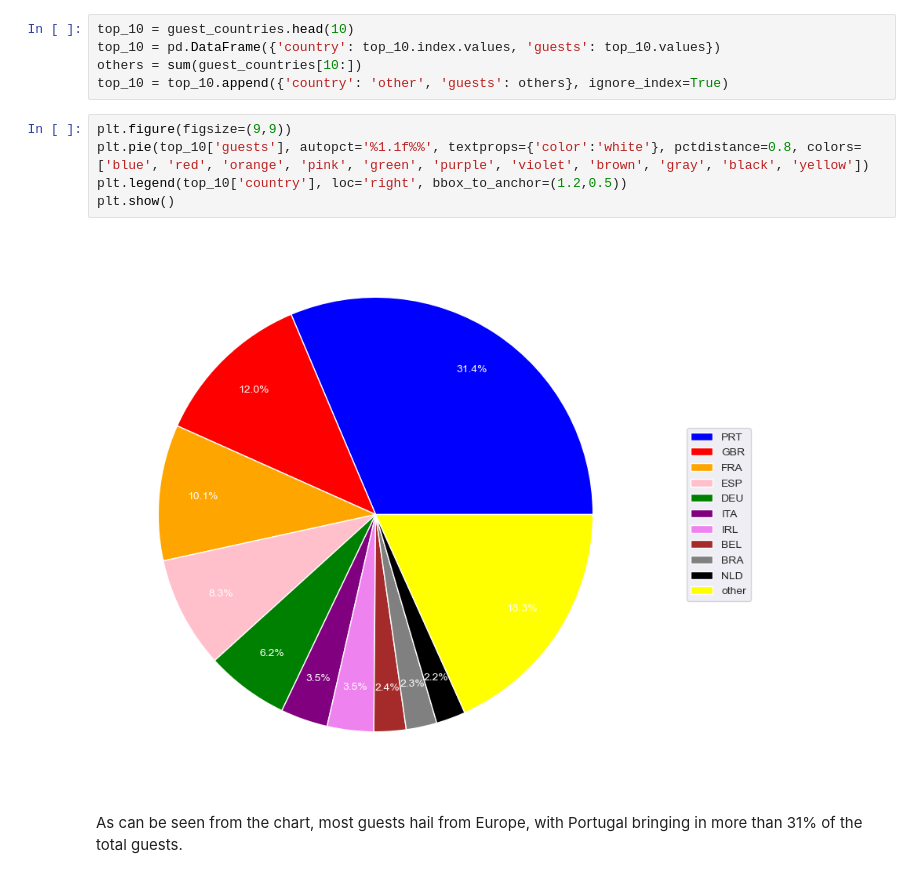
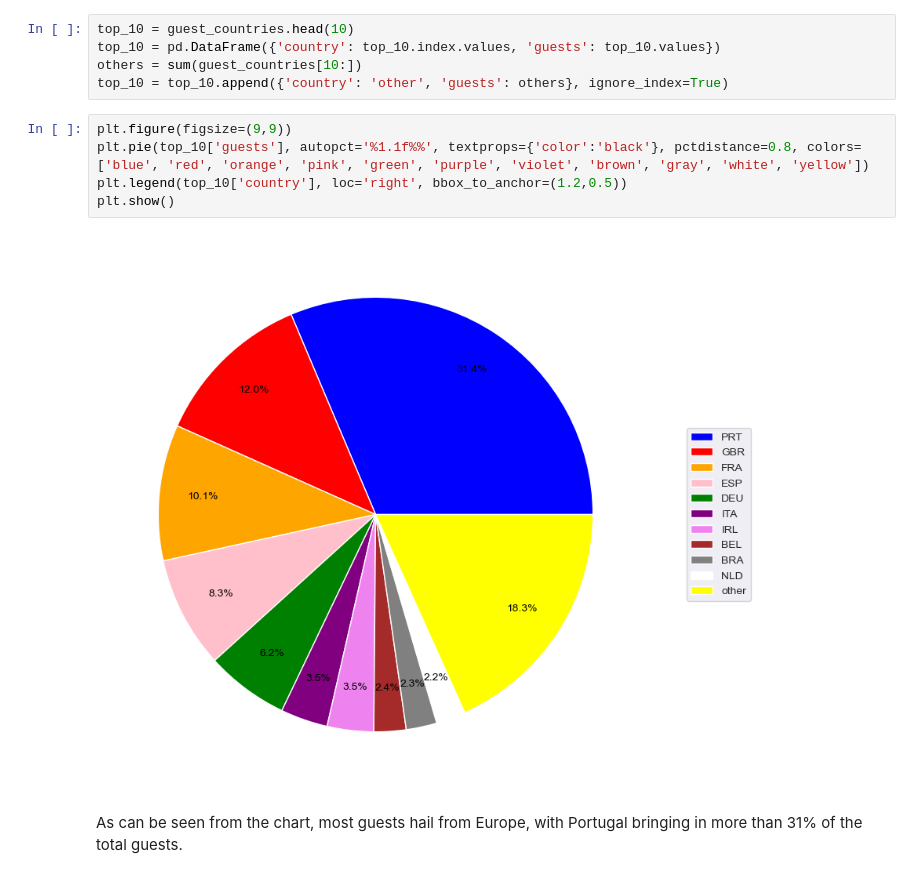
Before and after one commit to Rafsan7238/Data-Analysis_Data-Science_Projects, a Jupyter notebook: Python Projects/Applying ML to Predict Hotel Booking Cancellations/Analysing Hotel Cancellations.ipynb, the cells around one changed output. Saved outputs shown, nothing was run; the diff lists cells and outputs as text.

```diff
--- a/Python Projects/Applying ML to Predict Hotel Booking Cancellations/Analysing Hotel Cancellations.ipynb
+++ b/Python Projects/Applying ML to Predict Hotel Booking Cancellations/Analysing Hotel Cancellations.ipynb
@@ -183,11 +183,11 @@ others = sum(guest_countries[10:])
 top_10 = top_10.append({'country': 'other', 'guests': others}, ignore_index=True)
 # %%
 plt.figure(figsize=(9,9))
-plt.pie(top_10['guests'], autopct='%1.1f%%', textprops={'color':'white'}, pctdistance=0.8, colors=['blue', 'red', 'orange', 'pink', 'green', 'purple', 'violet', 'brown', 'gray', 'black', 'yellow'])
+plt.pie(top_10['guests'], autopct='%1.1f%%', textprops={'color':'black'}, pctdistance=0.8, colors=['blue', 'red', 'orange', 'pink', 'green', 'purple', 'violet', 'brown', 'gray', 'white', 'yellow'])
 plt.legend(top_10['country'], loc='right', bbox_to_anchor=(1.2,0.5))
 plt.show()
 # %% [output]
-[figure, old version]
+[figure, new version]
 # %% [markdown]
 As can be seen from the chart, most guests hail from Europe, with Portugal bringing in more than 31% of the total guests.
 # %% [markdown]
```
